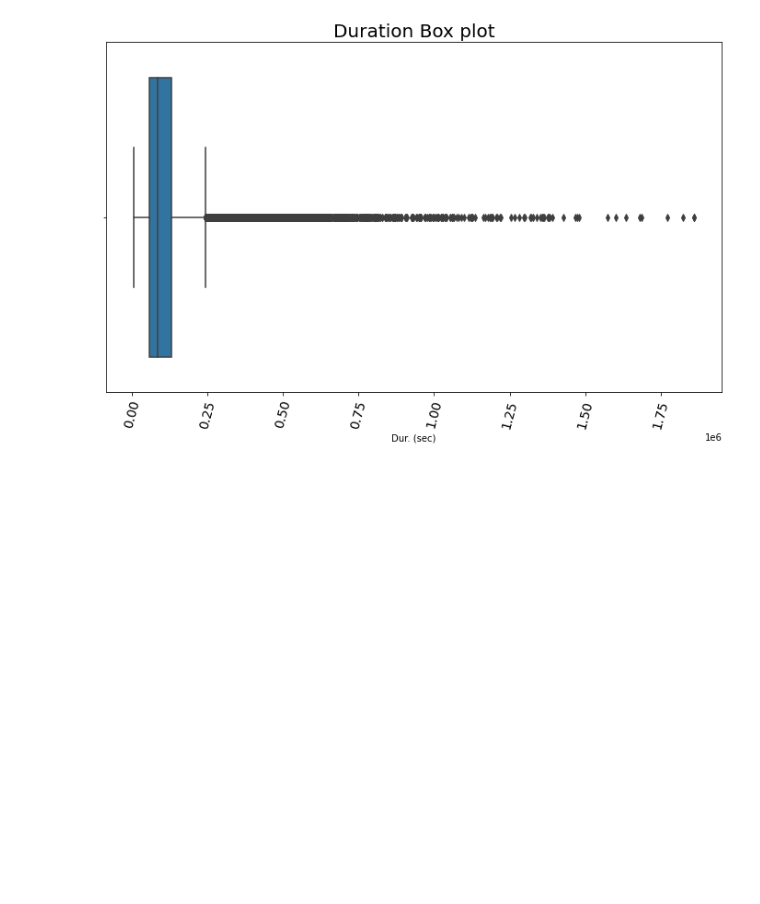
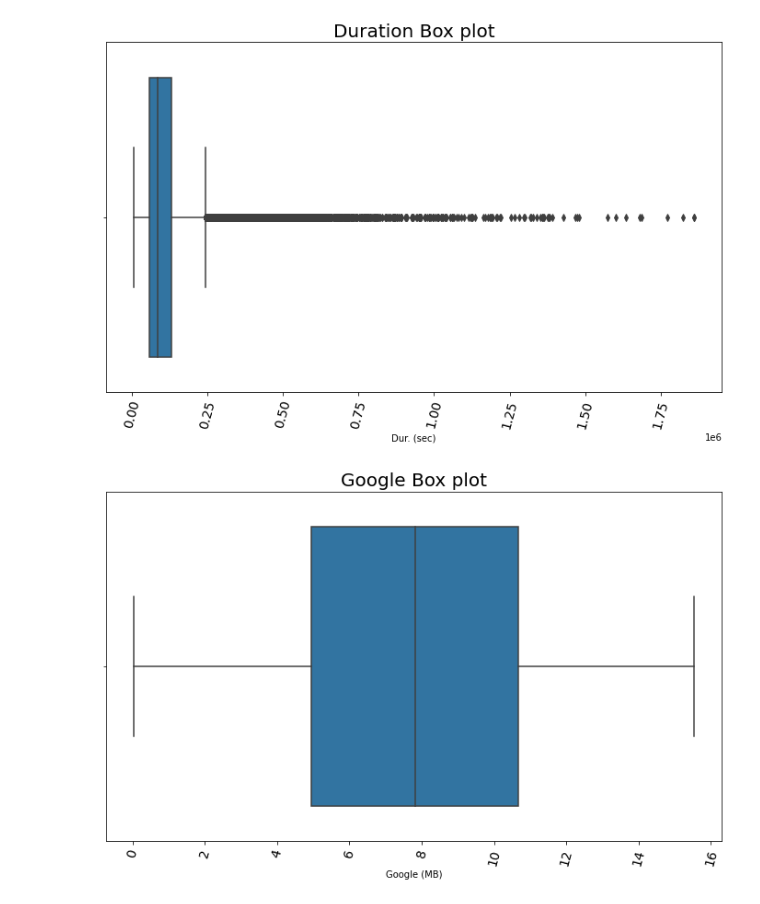
Before and after one commit to bkget/Telecom-Data-Analysis, a Jupyter notebook: notebooks/2_user_overview_analysis.ipynb, the cells around one changed output. Saved outputs shown, nothing was run; the diff lists cells and outputs as text; code cells hidden in the pictures; blank space fills up the shorter version.

Commit message:
Google box and user distribution plots

```diff
--- a/notebooks/2_user_overview_analysis.ipynb
+++ b/notebooks/2_user_overview_analysis.ipynb
@@ -257,3 +257,9 @@ plots.hist(explore_feature_df, 'Dur. (sec)','green')
 plots.box_plot(explore_feature_df, 'Dur. (sec)', 'Duration Box plot')
 # %% [output]
 [figure]
+# %%
+# Google Box ploting
+
+plots.box_plot(explore_feature_df, 'Google (MB)', 'Google Box plot')
+# %% [output]
+[figure, added]
```
Also changed, not shown: parts of 1 cell of this notebook.
